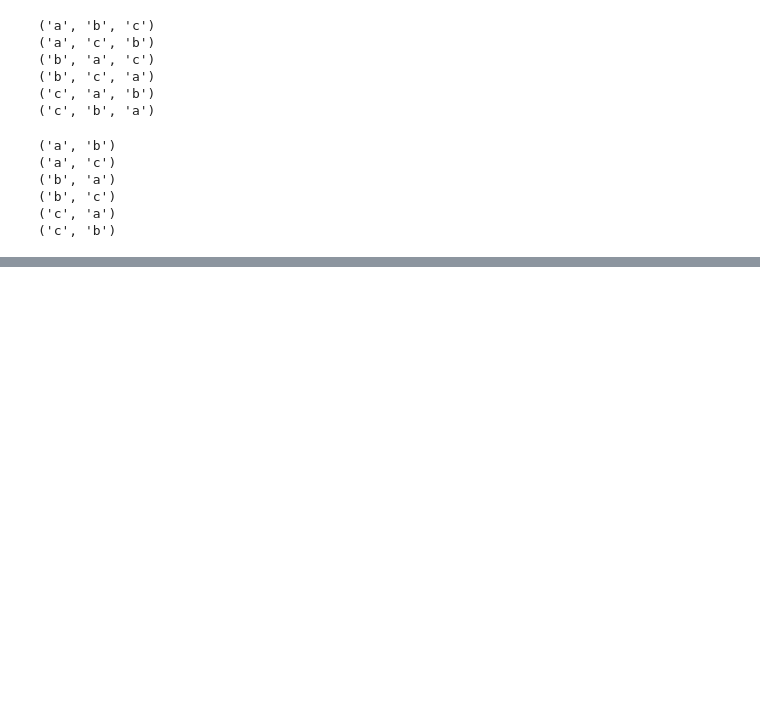
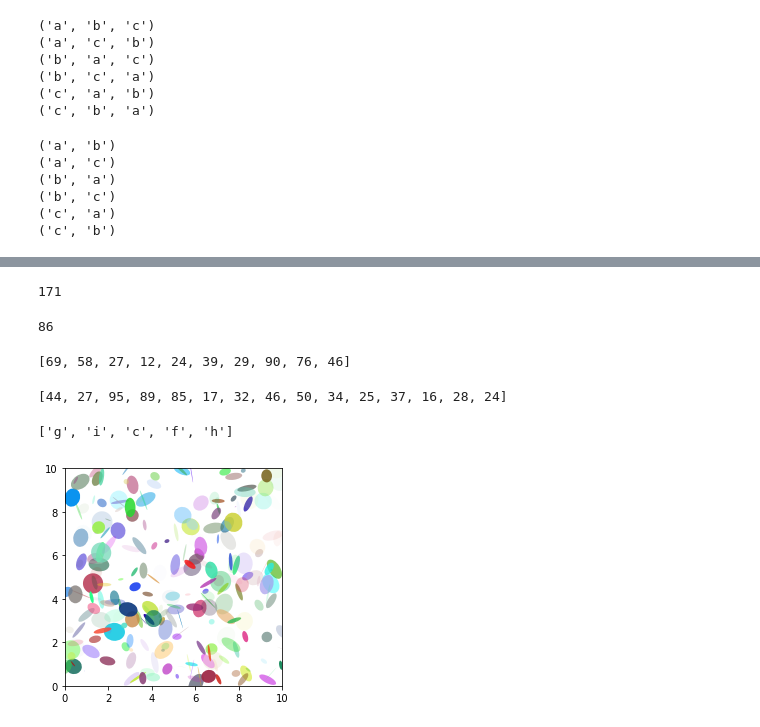
Before and after one commit to namvv17/ThuchanhToanCC, a Jupyter notebook: toán_rơì_rạr.ipynb, the cells around one changed output, grey strips where cells are left out. Saved outputs shown, nothing was run; the diff lists cells and outputs as text; code cells hidden in the pictures; blank space fills up the shorter version.

```diff
--- a/toán_rơì_rạr.ipynb
+++ b/toán_rơì_rạr.ipynb
@@ -225,0 +232,3 @@ for i in itertools.permutations('abc', 2):
+# %%
+for i in itertools.combinations_with_replacement("ABCDE", 3):
+  print(i)
@@ -225,0 +270,47 @@ for i in itertools.permutations('abc', 2):
+# %%
+random.randrange(50, 500)
+# %% [output]
+171
+# %%
+random.randrange(20, 100, 2)
+# %% [output]
+86
+# %%
+random.sample(range(100), 10)
+# %% [output]
+[69, 58, 27, 12, 24, 39, 29, 90, 76, 46]
+# %%
+random.sample(range(10, 100), 15)
+# %% [output]
+[44, 27, 95, 89, 85, 17, 32, 46, 50, 34, 25, 37, 16, 28, 24]
+# %%
+chars = ['a', 'b', 'c', 'd', 'e', 'f', 'g', 'h', 'i', 'j']
+rand5_char = random.sample(chars, 5)
+print (rand5_char)
+# %% [output]
+['g', 'i', 'c', 'f', 'h']
+# %%
+import matplotlib.pyplot as plt
+import numpy.random as rnd
+from matplotlib.patches import Ellipse
+from scipy import rand
+NUM = 250
+# xy: center of ellis, w: duong kinh ngang, h: chieu cao, angle: goc xoay
+ells = [Ellipse (xy = rnd.rand(2)* 10, width= rnd.rand(),
+                 height= rnd.rand(), angle= rnd.rand()* 360)
+        for i in range (NUM)]
+
+fig = plt.figure(0)
+# tao ra 1 luoi gom co 1 dong, 1 cot, va vi tri hien tai la o 1
+ax = fig.add_subplot(111, aspect = 'equal')
+for e in ells:
+  ax.add_artist(e)
+  e.set_clip_box(ax.bbox)
+  e.set_alpha(rnd.rand())
+  e.set_facecolor(rnd.rand(3))
+
+ax.set_xlim(0, 10)
+ax.set_ylim(0, 10)
+plt.show()
+# %% [output]
+[figure, added]
```
Also changed, not shown: parts of 6 cells of this notebook.
